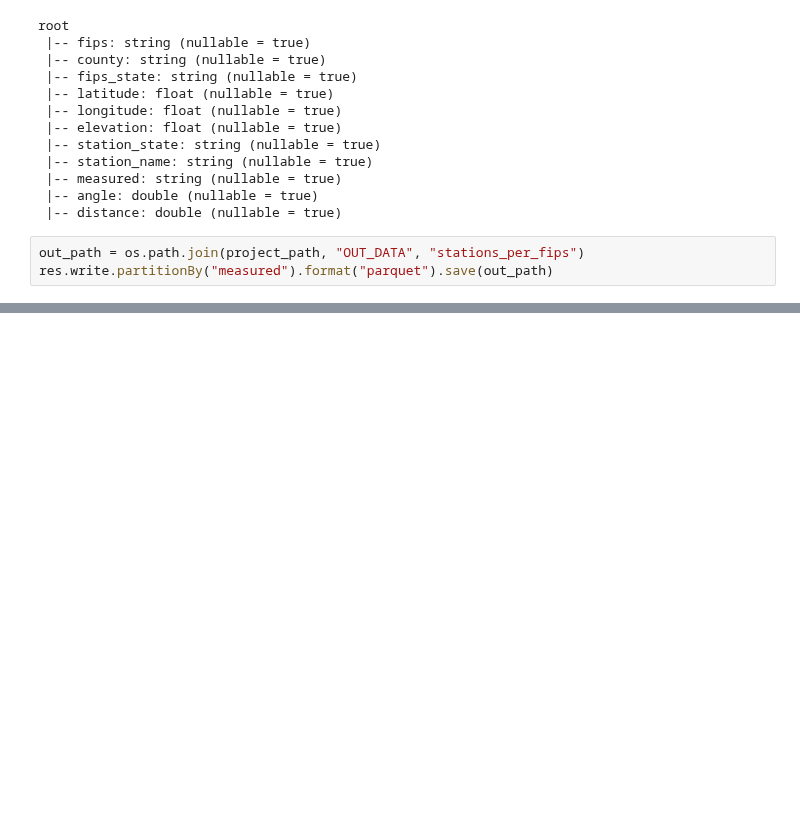
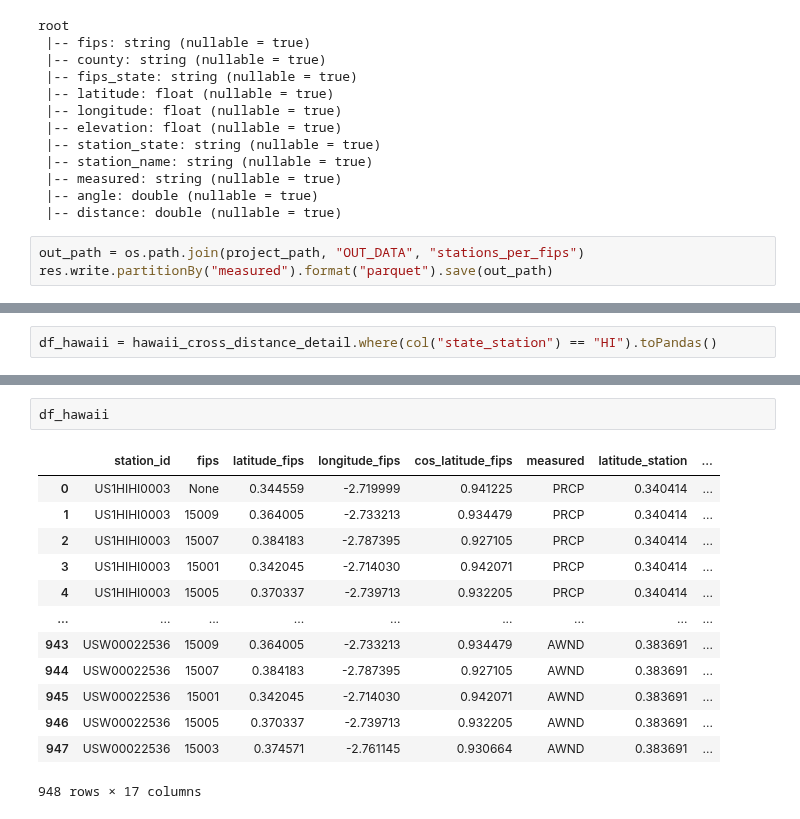
Before and after one commit to severine-baudry/capstone_data_engineer, a Jupyter notebook: map_fips_GPS.ipynb, the cells around one changed output, grey strips where cells are left out. Drawn from its saved outputs; the diff is of its cells as text; blank space fills up the shorter version.

```diff
--- a/map_fips_GPS.ipynb
+++ b/map_fips_GPS.ipynb
@@ -411,0 +713,2 @@ res.write.partitionBy("measured").format("parquet").save(out_path)
+# %%
+df_hawaii = hawaii_cross_distance_detail.where(col("state_station") == "HI").toPandas()
@@ -411,0 +718,16 @@ res.write.partitionBy("measured").format("parquet").save(out_path)
+# %%
+df_hawaii
+# %% [output]
+|  | station_id | fips | latitude_fips | longitude_fips | cos_latitude_fips | measured | latitude_station | ... |
+| 0 | US1HIHI0003 | None | 0.344559 | -2.719999 | 0.941225 | PRCP | 0.340414 | ... |
+| 1 | US1HIHI0003 | 15009 | 0.364005 | -2.733213 | 0.934479 | PRCP | 0.340414 | ... |
+| 2 | US1HIHI0003 | 15007 | 0.384183 | -2.787395 | 0.927105 | PRCP | 0.340414 | ... |
+| 3 | US1HIHI0003 | 15001 | 0.342045 | -2.714030 | 0.942071 | PRCP | 0.340414 | ... |
+| 4 | US1HIHI0003 | 15005 | 0.370337 | -2.739713 | 0.932205 | PRCP | 0.340414 | ... |
+| ... | ... | ... | ... | ... | ... | ... | ... | ... |
+| 943 | USW00022536 | 15009 | 0.364005 | -2.733213 | 0.934479 | AWND | 0.383691 | ... |
+| 944 | USW00022536 | 15007 | 0.384183 | -2.787395 | 0.927105 | AWND | 0.383691 | ... |
+| 945 | USW00022536 | 15001 | 0.342045 | -2.714030 | 0.942071 | AWND | 0.383691 | ... |
+| 946 | USW00022536 | 15005 | 0.370337 | -2.739713 | 0.932205 | AWND | 0.383691 | ... |
+| 947 | USW00022536 | 15003 | 0.374571 | -2.761145 | 0.930664 | AWND | 0.383691 | ... |
+948 rows × 17 columns
```
Also changed, not shown: parts of 34 cells of this notebook.
